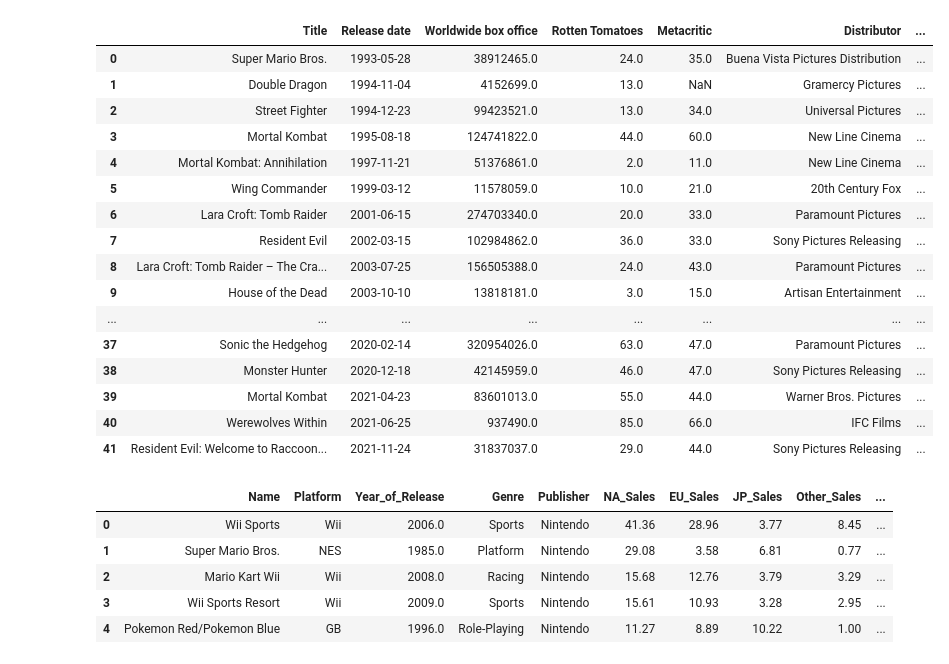
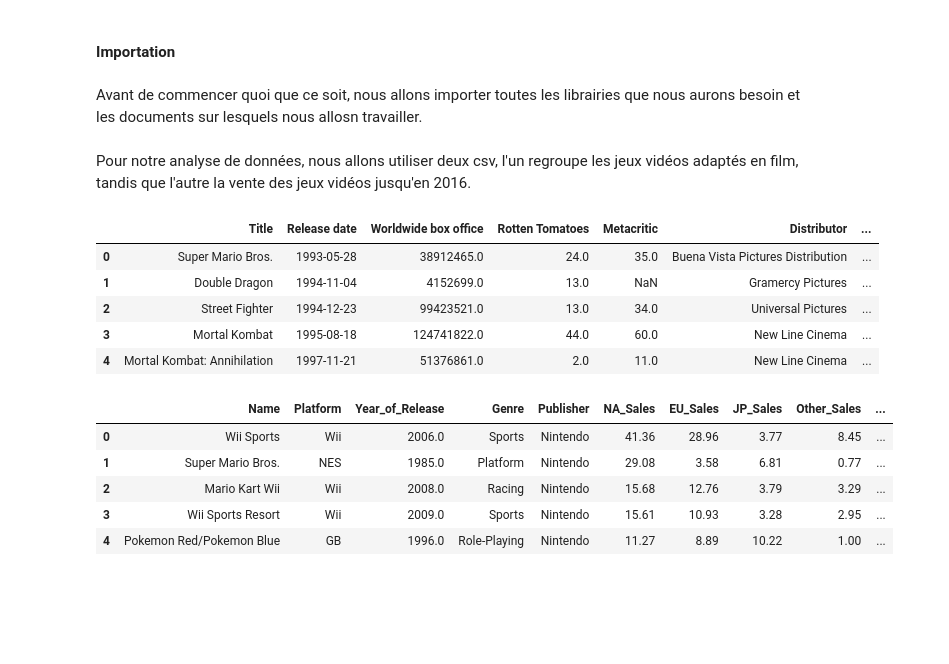
Before and after one commit to Leadersheepy/h3-hitema, a Jupyter notebook: DevoirVendredi/JeuVideoEtFilm.ipynb, the cells around one changed output. Cells and saved outputs as stored; diff of their text form; code cells hidden in the pictures; blank space fills up the shorter version.

```diff
--- a/DevoirVendredi/JeuVideoEtFilm.ipynb
+++ b/DevoirVendredi/JeuVideoEtFilm.ipynb
@@ -3,2 +12,6 @@
+# %% [markdown]
+#### Importation
+# %% [markdown]
+Avant de commencer quoi que ce soit, nous allons importer toutes les librairies que nous aurons besoin et les documents sur lesquels nous allosn travailler.
 # %%
 import numpy as np
@@ -6,28 +19,19 @@ import pandas as pd
 import seaborn as sns
 import matplotlib.pyplot as plt
 # %%
-video_game_film = pd.read_csv('video_game_films.csv');
-video_game = pd.read_csv('Video_Games_Sales_as_at_22_Dec_2016.csv');
+video_game_film = pad.read_csv('video_game_films.csv');
+video_game = pad.read_csv('Video_Games_Sales_as_at_22_Dec_2016.csv');
+# %% [markdown]
+Pour notre analyse de données, nous allons utiliser deux csv, l'un regroupe les jeux vidéos adaptés en film, tandis que l'autre la vente des jeux vidéos jusqu'en 2016.
 # %%
-video_game_film
+video_game_film.head()
 # %% [output]
 |  | Title | Release date | Worldwide box office | Rotten Tomatoes | Metacritic | Distributor | ... |
 | 0 | Super Mario Bros. | 1993-05-28 | 38912465.0 | 24.0 | 35.0 | Buena Vista Pictures Distribution | ... |
 | 1 | Double Dragon | 1994-11-04 | 4152699.0 | 13.0 | NaN | Gramercy Pictures | ... |
 | 2 | Street Fighter | 1994-12-23 | 99423521.0 | 13.0 | 34.0 | Universal Pictures | ... |
 | 3 | Mortal Kombat | 1995-08-18 | 124741822.0 | 44.0 | 60.0 | New Line Cinema | ... |
 | 4 | Mortal Kombat: Annihilation | 1997-11-21 | 51376861.0 | 2.0 | 11.0 | New Line Cinema | ... |
-| 5 | Wing Commander | 1999-03-12 | 11578059.0 | 10.0 | 21.0 | 20th Century Fox | ... |
-| 6 | Lara Croft: Tomb Raider | 2001-06-15 | 274703340.0 | 20.0 | 33.0 | Paramount Pictures | ... |
-| 7 | Resident Evil | 2002-03-15 | 102984862.0 | 36.0 | 33.0 | Sony Pictures Releasing | ... |
-| 8 | Lara Croft: Tomb Raider – The Cra... | 2003-07-25 | 156505388.0 | 24.0 | 43.0 | Paramount Pictures | ... |
-| 9 | House of the Dead | 2003-10-10 | 13818181.0 | 3.0 | 15.0 | Artisan Entertainment | ... |
-| ... | ... | ... | ... | ... | ... | ... | ... |
-| 37 | Sonic the Hedgehog | 2020-02-14 | 320954026.0 | 63.0 | 47.0 | Paramount Pictures | ... |
-| 38 | Monster Hunter | 2020-12-18 | 42145959.0 | 46.0 | 47.0 | Sony Pictures Releasing | ... |
-| 39 | Mortal Kombat | 2021-04-23 | 83601013.0 | 55.0 | 44.0 | Warner Bros. Pictures | ... |
-| 40 | Werewolves Within | 2021-06-25 | 937490.0 | 85.0 | 66.0 | IFC Films | ... |
-| 41 | Resident Evil: Welcome to Raccoon... | 2021-11-24 | 31837037.0 | 29.0 | 44.0 | Sony Pictures Releasing | ... |
 # %%
 video_game.head()
 # %% [output]
```
Also changed, not shown: parts of 36 cells of this notebook, 1 other file.
